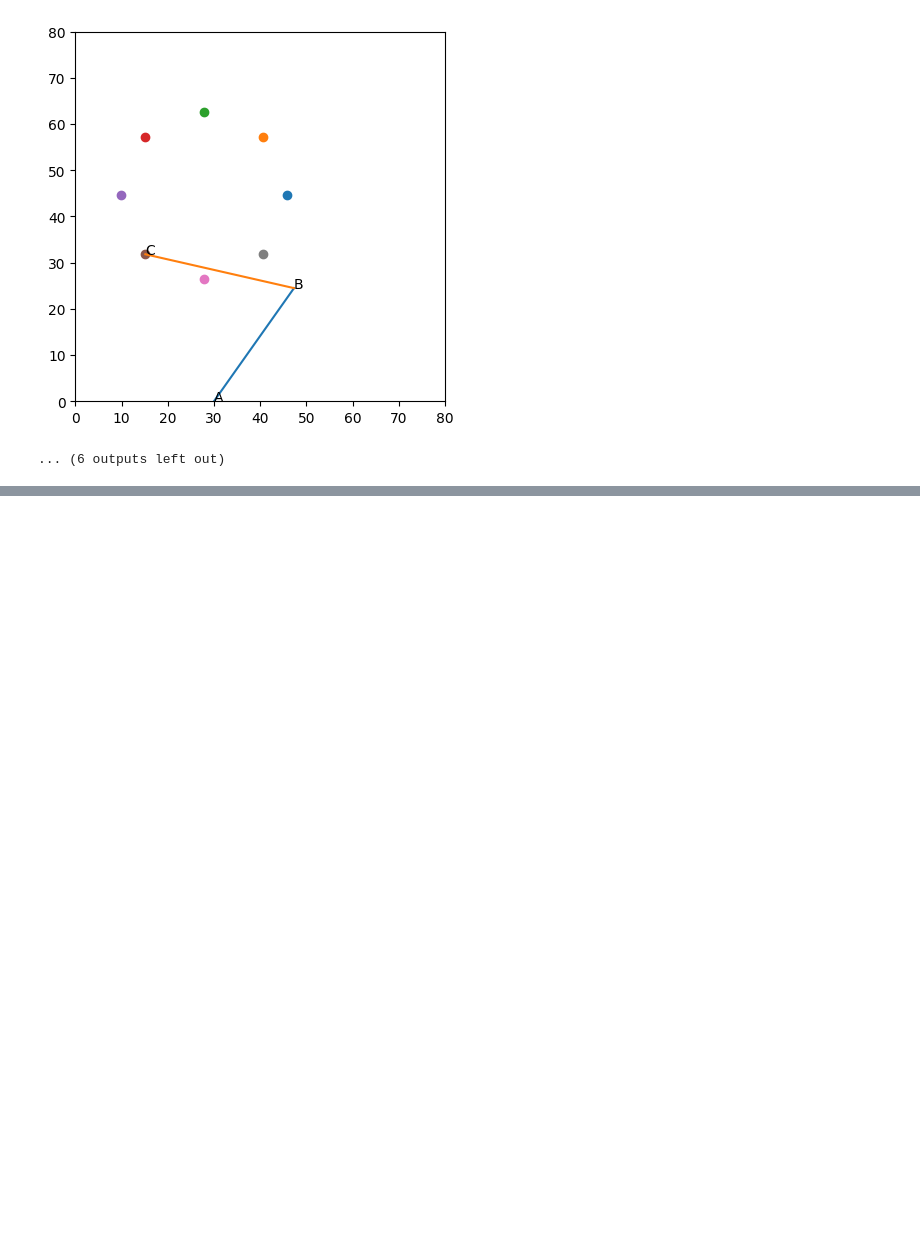
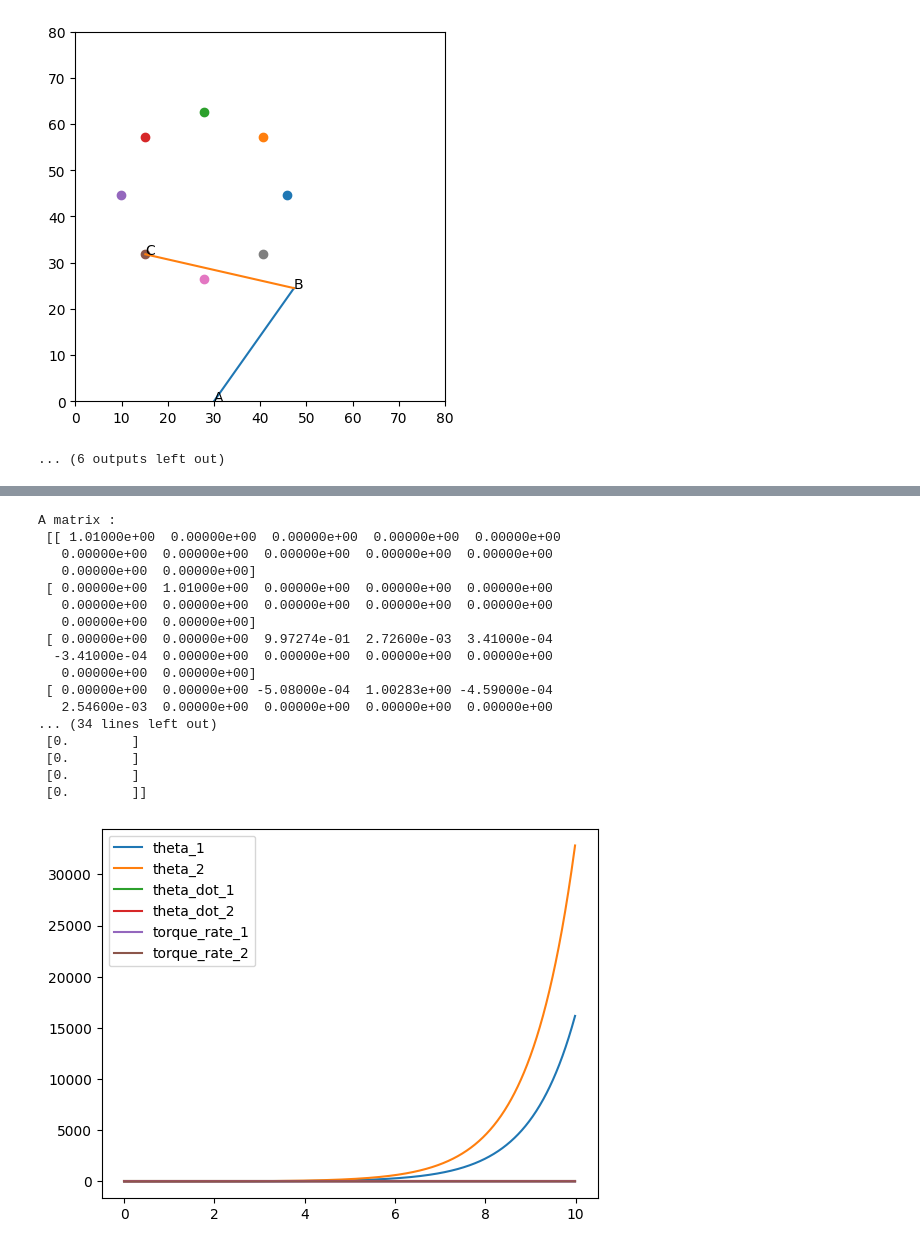
Before and after one commit to AcaAac/Neuroscience-EPL, a Jupyter notebook: Project_1_Stochastic_Optimal_Control_V2.ipynb, the cells around one changed output, grey strips where cells are left out. Drawn from its saved outputs; the diff is of its cells as text; code cells hidden in the pictures; blank space fills up the shorter version.

```diff
--- a/Project_1_Stochastic_Optimal_Control_V2.ipynb
+++ b/Project_1_Stochastic_Optimal_Control_V2.ipynb
@@ -275,0 +366,68 @@ S[k,:,:] =  [[ 2.86221924e-04  3.03898635e-04  7.87003468e-02 -2.86221924e-04
+# %%
+theta_1 = np.pi/4
+theta_2 = np.pi/2
+theta_dot_1 = 0
+theta_dot_2 = 0
+T_1 = 0.5
+T_2 = 0.5
+
+
+A_primary = matrix = np.array([
+    1, 0, 0, 0, 0, 0,
+    0, 1, 0, 0, 0, 0,
+    0, 0, -0.2726, 0.2726, 0.0341, -0.0341,
+    0, 0, -0.0508, 0.2830, -0.0459, 0.2546,
+    0, 0, 0, 0, -16.6667, 0,
+    0, 0, 0, 0, 0, -16.6667
+]).reshape(6, 6)
+
+
+B_primary = np.array([0, 0, 0, 0, 1/tau, 1/tau]).reshape(6, 1)
+
+# A = [A*dt + eye(6) , 0 ; 0 , eye(6)]
+A = np.concatenate((A_primary * dt + np.eye(6), np.zeros((6, 6))), axis=1)
+A = np.concatenate((A, np.concatenate((np.zeros((6, 6)), np.eye(6)), axis=1)), axis=0)
+B = np.concatenate((B_primary * dt, np.zeros((6,1))), axis=0)
+print("A matrix : ","\n",A)
+print("B vector : ","\n",B)
+# print("A shape : ", A.shape)
+# print("B shape : ", B.shape)
+weights = np.array([5,5,1,1,2,2])
+Q = cost_matrix(weights, 12)
+
+Qk = np.zeros((12,12))
+R = 0.0001
+N = 1000
+(L, S) = backwards_optimal_control(N, A, B, Q, Qk, R, 12)
+x = np.zeros((N,12,1))
+x[0,:,:] = np.array([theta_1, theta_2, theta_dot_1, theta_dot_2, T_1, T_2, np.pi/8, np.pi/8, 0, 0, 0.5, 0.5]).reshape((12,1))
+x = forward_optimal_control(N, A, B, R, L, x, 12)
+
+x_axis = np.arange(0, 10, dt)
+plt.plot(x_axis, x[:,0,0], label = "theta_1")
+plt.plot(x_axis, x[:,1,0], label = "theta_2")
+plt.plot(x_axis, x[:,2,0], label = "theta_dot_1")
+plt.plot(x_axis, x[:,3,0], label = "theta_dot_2")
+plt.plot(x_axis, x[:,4,0], label = "torque_rate_1")
+plt.plot(x_axis, x[:,5,0], label = "torque_rate_2")
+plt.legend()
+plt.show()
+# %% [output]
+A matrix :
+ [[ 1.01000e+00  0.00000e+00  0.00000e+00  0.00000e+00  0.00000e+00
+   0.00000e+00  0.00000e+00  0.00000e+00  0.00000e+00  0.00000e+00
+   0.00000e+00  0.00000e+00]
+ [ 0.00000e+00  1.01000e+00  0.00000e+00  0.00000e+00  0.00000e+00
+   0.00000e+00  0.00000e+00  0.00000e+00  0.00000e+00  0.00000e+00
+   0.00000e+00  0.00000e+00]
+ [ 0.00000e+00  0.00000e+00  9.97274e-01  2.72600e-03  3.41000e-04
+  -3.41000e-04  0.00000e+00  0.00000e+00  0.00000e+00  0.00000e+00
+   0.00000e+00  0.00000e+00]
+ [ 0.00000e+00  0.00000e+00 -5.08000e-04  1.00283e+00 -4.59000e-04
+   2.54600e-03  0.00000e+00  0.00000e+00  0.00000e+00  0.00000e+00
+... (34 lines left out)
+ [0.        ]
+ [0.        ]
+ [0.        ]
+ [0.        ]]
+[figure, added]
```
Also changed, not shown: parts of 5 cells of this notebook.
